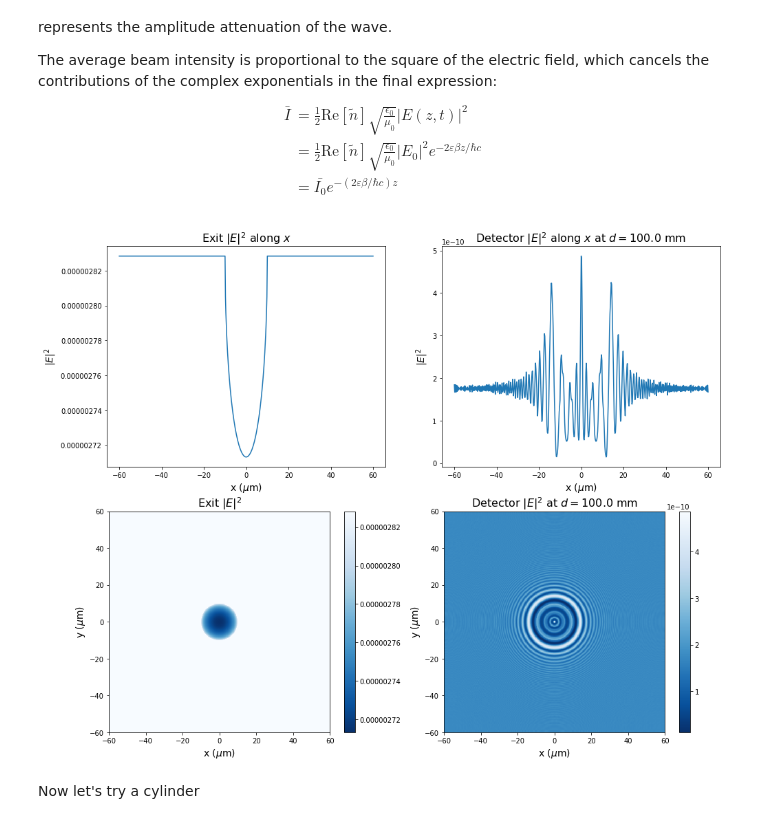
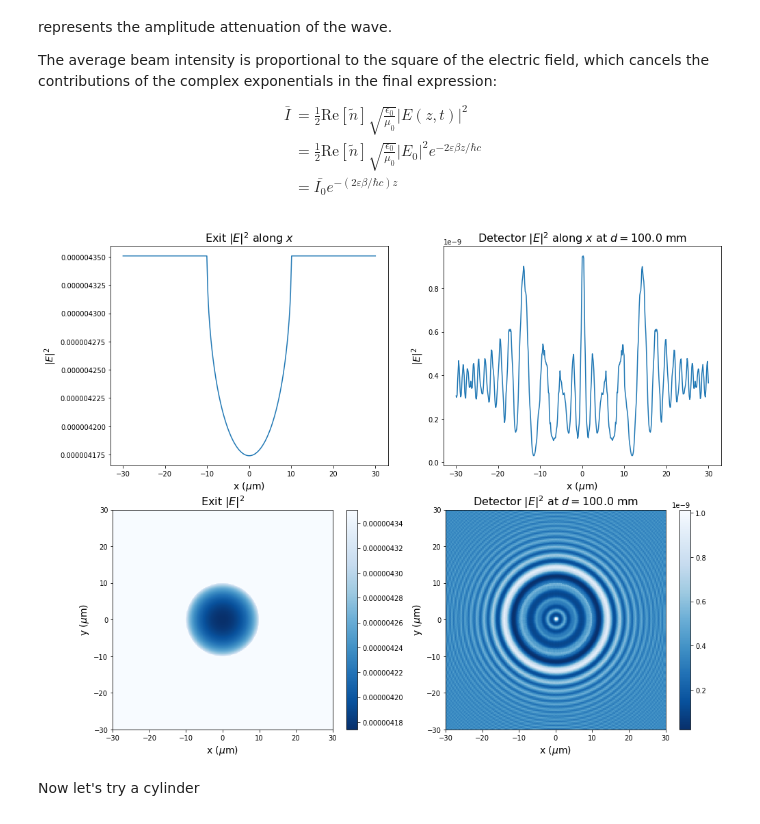
Before and after one commit to MSenani/X-Ray-Image-Reconstruction, a Jupyter notebook: Sphere_Reconstruction.ipynb, the cells around one changed output. Cells and saved outputs as stored; diff of their text form; code cells hidden in the pictures.

```diff
--- a/Sphere_Reconstruction.ipynb
+++ b/Sphere_Reconstruction.ipynb
@@ -161,7 +161,7 @@ def propagate(wave, E, d, norm = False):
     kernel = np.fft.fftshift(kernel)
 
     ## Propagate the wave through convolution
-    propagated_wave = np.fft.ifft2(kernel * np.fft.fft2(wave))
+    propagated_wave = np.exp(1j * k_vac * d) * np.fft.ifft2(kernel * np.fft.fft2(wave))
 
     if norm:
         return propagated_wave / np.sqrt(sum(sum(propagated_wave))) # Normalize by sqrt of sum intensity
@@ -213,15 +213,15 @@ eV2J   = 1.60217662e-19      # [J/eV]
 radius = 10e-6               # [m]: sphere radius
 args   = {'r': radius}
 d      = 100e-3              # [m]: camera z-distance from far edge of sphere
-Lx     = 120e-6               # [m]: image field x-length
-Ly     = 120e-6               # [m]: image field y-length
+Lx     = 60e-6               # [m]: image field x-length
+Ly     = 60e-6               # [m]: image field y-length
 E0     = 5928.44775          # [eV]: monochromatic beam energy
 delta = 1.51026588e-05       # delta for n-Heptane from CXRO
 beta  = 3.45463604e-08       # beta for n-Heptane from CXRO
 
 ## Discretization parameters
-nbins_x  = 600             # Number of x bins
-nbins_y  = 600             # Number of y bins
+nbins_x  = 500             # Number of x bins
+nbins_y  = 500             # Number of y bins
 dx       = Lx/nbins_x      # Spacing between x grid-points
 dy       = Ly/nbins_y      # Spacing between y grid-points
 
@@ -262,47 +262,47 @@ ax1.set_ylabel('$|E|^2$', fontsize = 14)
 ax1.set_title('Exit $|E|^2$ along $x$', fontsize = 16)
 
 ## Exit Re[E]^2 slice along x
-# ax1.plot(x, (attenuated_wave[int(nbins_x/2),:].real)**2 )
+# ax1.plot(x, (attenuated_wave[int(nbins_x/2),:].real)**2, 'k-' )
 # ax1.set_ylabel('$Re[E]^2$', fontsize = 14)
 # ax1.set_title('Exit Re$[E]^2$ along $x$', fontsize = 16)
 
 ## Propagated |E|^2 slice along x
-ax2.plot(x, abs(propagated_wave[int(nbins_x/2),:])**2 )
+ax2.plot(x, abs(propagated_wave[int(nbins_x/2),:])**2)
 ax2.set_xlabel('x ($\mu$m)', fontsize = 14)
 ax2.set_ylabel('$|E|^2$', fontsize = 14)
 ax2.set_title('Detector $|E|^2$ along $x$ at $d=$'+str(d*1e3)+' mm', fontsize = 16)
 
 ## Propagated Re[E]^2 slice along x
-# ax2.plot(x, (propagated_wave[int(nbins_x/2),:].real)**2 )
+# ax2.plot(x, (propagated_wave[int(nbins_x/2),:].real)**2, 'k-' )
 # ax2.set_ylabel('Re$[E]^2$', fontsize = 14)
 # ax2.set_title('Detector Re$[E]^2$ along $x$ at $d=$'+str(d*1e3)+' mm', fontsize = 16)
 
 
 ## Exit |E|^2 grid plot
 im1 = ax3.pcolormesh(x, y, abs(attenuated_wave)**2, cmap = 'Blues_r')
 fig.colorbar(im1, ax = ax3)
 ax3.set_xlabel('x ($\mu$m)', fontsize = 14)
 ax3.set_ylabel('y ($\mu$m)', fontsize = 14)
 ax3.set_title('Exit $|E|^2$', fontsize = 16)
 
 ## Exit Re[E]^2 grid plot
-# im1 = ax3.pcolormesh(x, y, (attenuated_wave.real)**2, cmap = 'Blues_r')
+# im1 = ax3.pcolormesh(x, y, (attenuated_wave.real)**2, cmap = 'gist_gray')
 # ax3.set_title('Exit Re$[E]^2$', fontsize = 16)
 
 ## Propagated |E|^2 grid plot
 im2 = ax4.pcolormesh(x, y, abs(propagated_wave)**2, cmap = 'Blues_r')
 fig.colorbar(im2, ax = ax4)
 ax4.set_xlabel('x ($\mu$m)', fontsize = 14)
 ax4.set_ylabel('y ($\mu$m)', fontsize = 14)
 ax4.set_title('Detector $|E|^2$ at $d=$'+str(d*1e3)+' mm', fontsize = 16)
 
 ## Propagated Re[E]^2 grid plot
-# im2 = ax4.pcolormesh(x, y, (propagated_wave.real)**2, cmap = 'Blues_r')
+# im2 = ax4.pcolormesh(x, y, (propagated_wave.real)**2, cmap = 'gist_gray')
 # ax4.set_title('Detector Re$[E]^2$ at $d=$'+str(d*1e3)+' mm', fontsize = 16)
 
 plt.show()
 # %% [output]
-[figure, old version]
+[figure, new version]
 # %% [markdown]
 Now let's try a cylinder
 # %%
```
Also changed, not shown: parts of 9 cells of this notebook.
